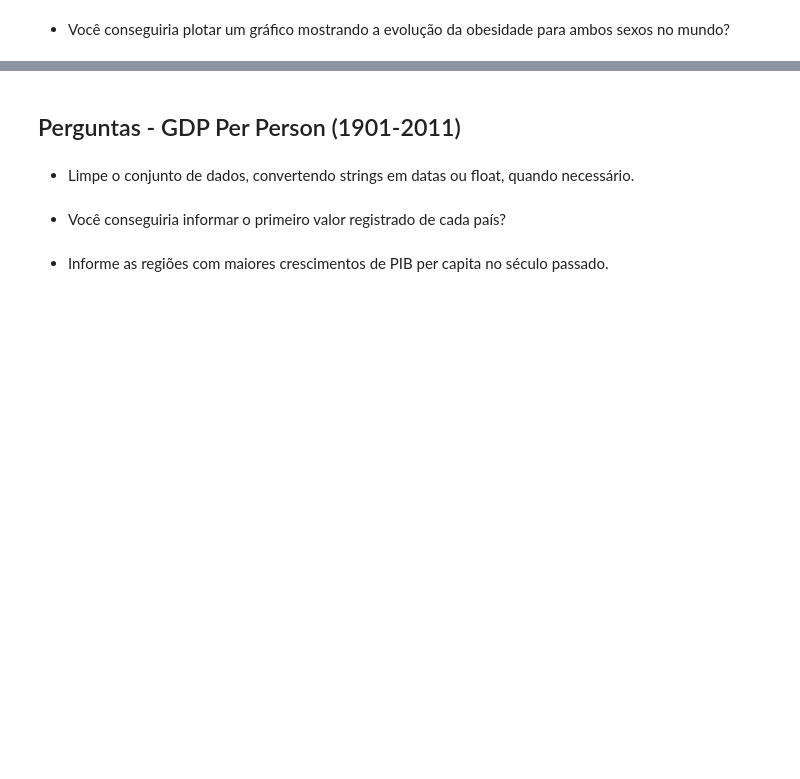
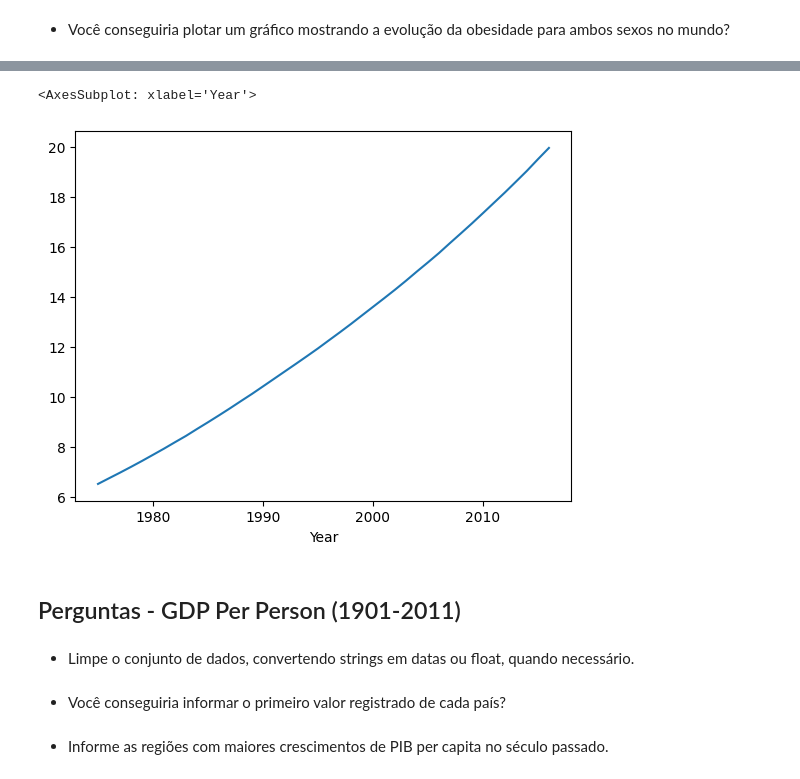
Before and after one commit to LuanArtacho/Projeto-2-Analise-de-dados-de-obesidade-mundial, a Jupyter notebook: Projeto - Análise de dados.ipynb, the cells around one changed output, grey strips where cells are left out. Saved outputs shown, nothing was run; the diff lists cells and outputs as text; code cells hidden in the pictures; blank space fills up the shorter version.

```diff
--- a/Projeto - Análise de dados.ipynb
+++ b/Projeto - Análise de dados.ipynb
@@ -111,3 +205,8 @@ df_both.plot()
+# %%
+df_both.groupby("Year")["Obesity"].mean().plot() # Colocando em um grafico para ter uma melhor visualizacao
+# %% [output]
+<AxesSubplot: xlabel='Year'>
+[figure, added]
 # %% [markdown]
 ## Perguntas - GDP Per Person (1901-2011)
 # %%
```
Also changed, not shown: parts of 12 cells of this notebook, 1 other file.
